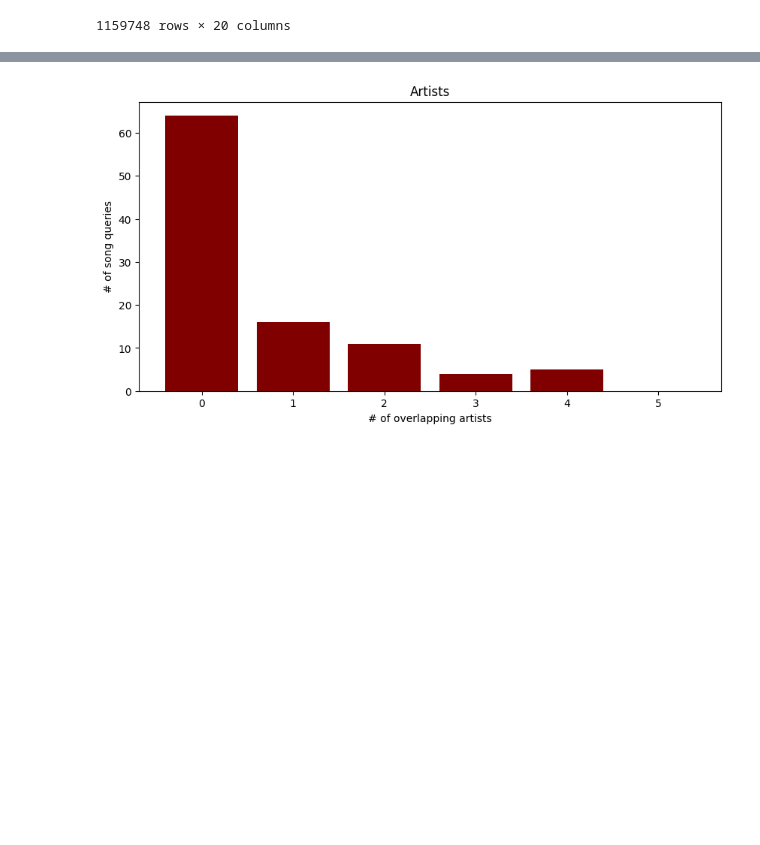
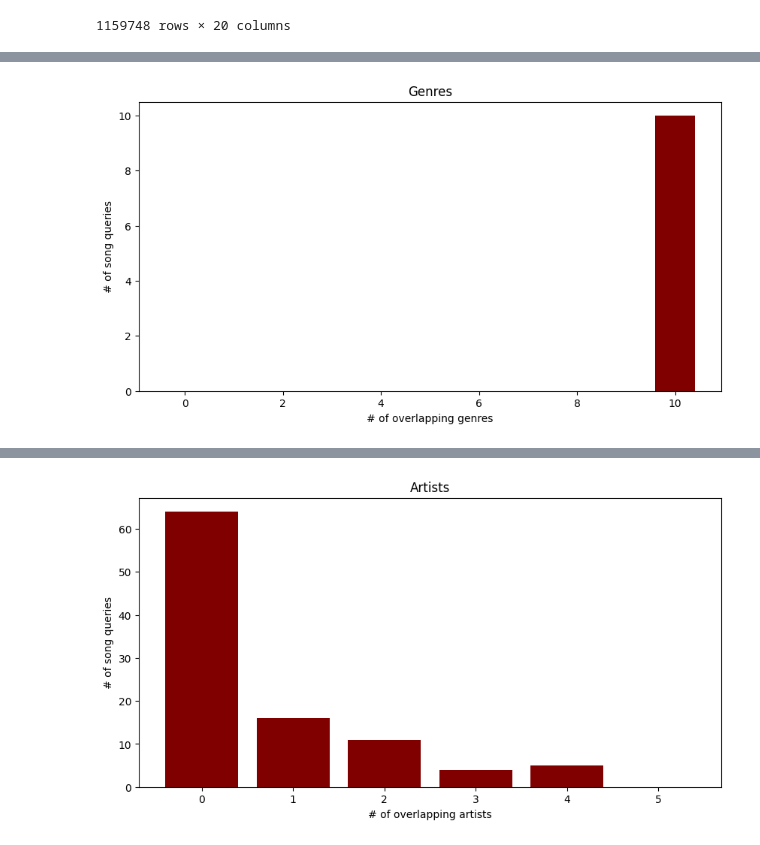
Before and after one commit to FlashWhite/ecs170, a Jupyter notebook: test-spotify-million/knn/knn.ipynb, the cells around one changed output, grey strips where cells are left out. Cells and saved outputs as stored; diff of their text form; code cells hidden in the pictures; blank space fills up the shorter version.

```diff
--- a/test-spotify-million/knn/knn.ipynb
+++ b/test-spotify-million/knn/knn.ipynb
@@ -56,9 +56,5 @@ scaler = StandardScaler()
 scaled_features = scaler.fit_transform(tracks)
 
 scaled_tracks = pd.DataFrame(scaled_features, columns=tracks.columns)
-
-for i in tracks.columns.tolist():
-    if "genre" in i:
-        print(i)
 # %% [output]
 =========================================
@@ -167,0 +113,86 @@ plt.show()
+# %%
+"""
+THIS CELL IS FOR DATA COLLECTION AND PLOTTING.
+"""
+####CHANGE THESE VALUES####
+
+NUM_RECS = 10
+NUM_SAMPLES = 10
+
+###########################
+
+
+k = NUM_RECS + 1
+
+knn = NearestNeighbors(n_neighbors=k, algorithm='auto')
+knn.fit(scaled_tracks)
+
+same_artist_count = {i: 0 for i in range(k)}
+same_genre_count = {i: 0 for i in range(k)}
+
+for n in range(NUM_SAMPLES):
+    input_song = knntools.get_random_song(tracks, le_artist, le_track, n)
+    print(f"Running sample {n}: '{input_song['track_name']}' by '{input_song['artist_name']}'")
+
+    if isinstance(input_song, str):
+        print("Song not found")
+
+    else:
+        num_same_artist = 0
+        num_same_genre = 0
+
+        input_song_dict = input_song
+
+        genre_columns = [col for col in tracks.columns if 'genre_' in col]
+        genre = [col.replace('genre_', '') for col in genre_columns if input_song_dict[col] == 1][0]
+
+        artist = input_song_dict['artist_name']
+
+        # print(artist, genre)
+
+        similar_songs = knntools.find_similar_songs(input_song_dict, tracks, knn, scaler, le_artist, le_track)
+        # print("Here's a few songs I recommend you listen to!")
+        # print("=============================================")
+        i = True
+        for index, row in similar_songs.iterrows():
+            # Lazy way of running first iteration on separate logic, doing this because knn returns original song too.
+            if i:
+                i = False
+            else:
+                new_genre = [col.replace('genre_', '') for col in genre_columns if input_song_dict[col] == 1][0]
+
+                num_same_artist += artist == row['artist_name']
+                num_same_genre += genre == new_genre
+
+
+        same_artist_count[num_same_artist] += 1
+        same_genre_count[num_same_genre] += 1
+
+
+
+
+
+
+same_genre_keys = list(same_genre_count.keys())
+same_genre_vals = list(same_genre_count.values())
+
+fig = plt.figure(figsize = (10, 5))
+plt.bar(same_genre_keys, same_genre_vals, color='maroon')
+
+plt.xlabel("# of overlapping genres")
+plt.ylabel("# of song queries")
+plt.title("Genres")
+plt.show()
+
+
+same_artist_keys = list(same_artist_count.keys())
+same_artist_vals = list(same_artist_count.values())
+
+fig = plt.figure(figsize = (10, 5))
+plt.bar(same_artist_keys, same_artist_vals, color='maroon')
+
+plt.xlabel("# of overlapping artists")
+plt.ylabel("# of song queries")
+plt.title("Artists")
+plt.show()
+# %% [output]
@@ -167,0 +209 @@ plt.show()
+[figure, added]
```
Also changed, not shown: parts of 4 cells of this notebook, 1 other file.
